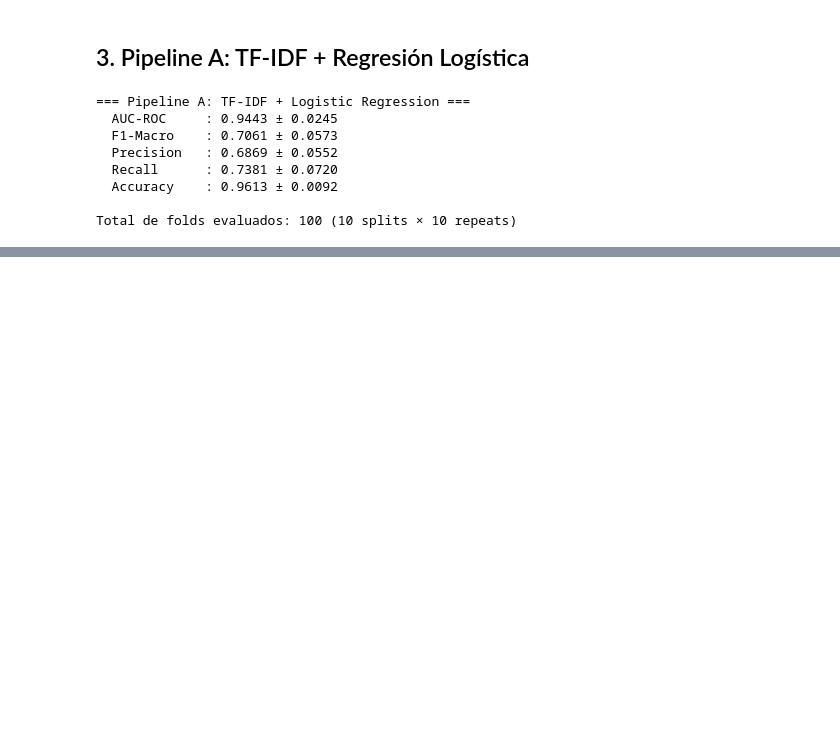
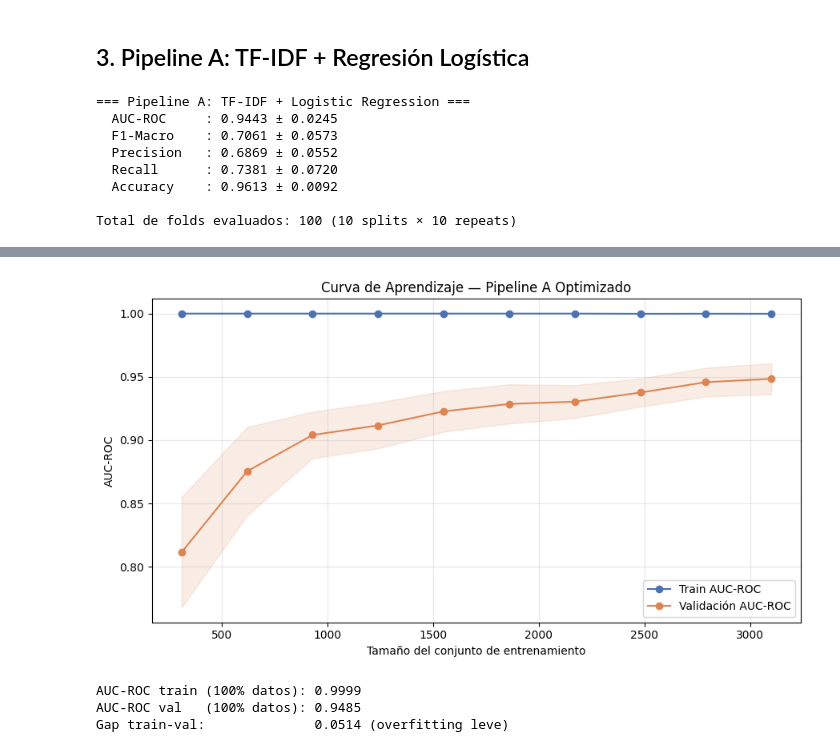
Before and after one commit to rosvjames/machineLearningProyecto, a Jupyter notebook: proyectoML.ipynb, the cells around one changed output, grey strips where cells are left out. Saved outputs shown, nothing was run; the diff lists cells and outputs as text; code cells hidden in the pictures; blank space fills up the shorter version.

```diff
--- a/proyectoML.ipynb
+++ b/proyectoML.ipynb
@@ -370,0 +425,46 @@ Total de folds evaluados: 100 (10 splits × 10 repeats)
+# %%
+# PROMPT: "Genera: 2) curva de aprendizaje con learning_curve de sklearn
+# usando el pipeline optimizado."
+
+from sklearn.model_selection import learning_curve, StratifiedKFold
+
+train_sizes, train_scores, val_scores = learning_curve(
+    pipeline_a_opt,
+    X_train, y_train,
+    cv=StratifiedKFold(n_splits=5, shuffle=True, random_state=42),
+    scoring='roc_auc',
+    train_sizes=np.linspace(0.1, 1.0, 10),
+    n_jobs=-1
+)
+
+train_mean = train_scores.mean(axis=1)
+train_std  = train_scores.std(axis=1)
+val_mean   = val_scores.mean(axis=1)
+val_std    = val_scores.std(axis=1)
+
+fig, ax = plt.subplots(figsize=(9, 5))
+ax.plot(train_sizes, train_mean, 'o-', color='#4C72B0', label='Train AUC-ROC')
+ax.fill_between(train_sizes, train_mean - train_std, train_mean + train_std,
+                alpha=0.15, color='#4C72B0')
+ax.plot(train_sizes, val_mean, 'o-', color='#DD8452', label='Validación AUC-ROC')
+ax.fill_between(train_sizes, val_mean - val_std, val_mean + val_std,
+                alpha=0.15, color='#DD8452')
+
+ax.set_xlabel('Tamaño del conjunto de entrenamiento')
+ax.set_ylabel('AUC-ROC')
+ax.set_title('Curva de Aprendizaje — Pipeline A Optimizado')
+ax.legend()
+ax.grid(True, alpha=0.3)
+plt.tight_layout()
+plt.show()
+
+# Gap final entre train y val
+gap = train_mean[-1] - val_mean[-1]
+print(f"AUC-ROC train (100% datos): {train_mean[-1]:.4f}")
+print(f"AUC-ROC val   (100% datos): {val_mean[-1]:.4f}")
+print(f"Gap train-val:              {gap:.4f} ({'overfitting leve' if gap > 0.05 else 'bien ajustado'})")
+# %% [output]
+[figure, added]
+AUC-ROC train (100% datos): 0.9999
+AUC-ROC val   (100% datos): 0.9485
+Gap train-val:              0.0514 (overfitting leve)
```
Also changed, not shown: parts of 4 cells of this notebook.
